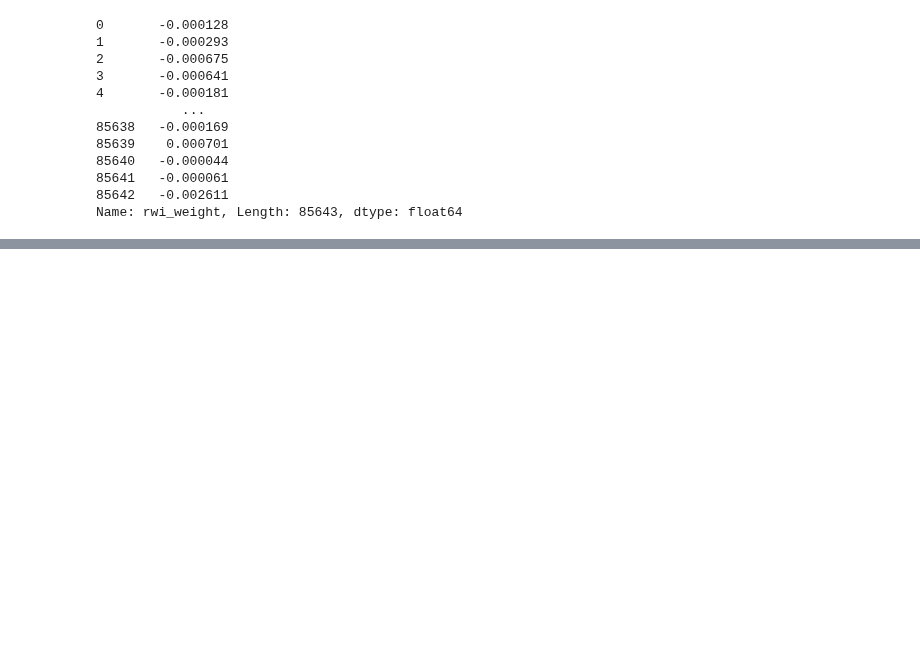
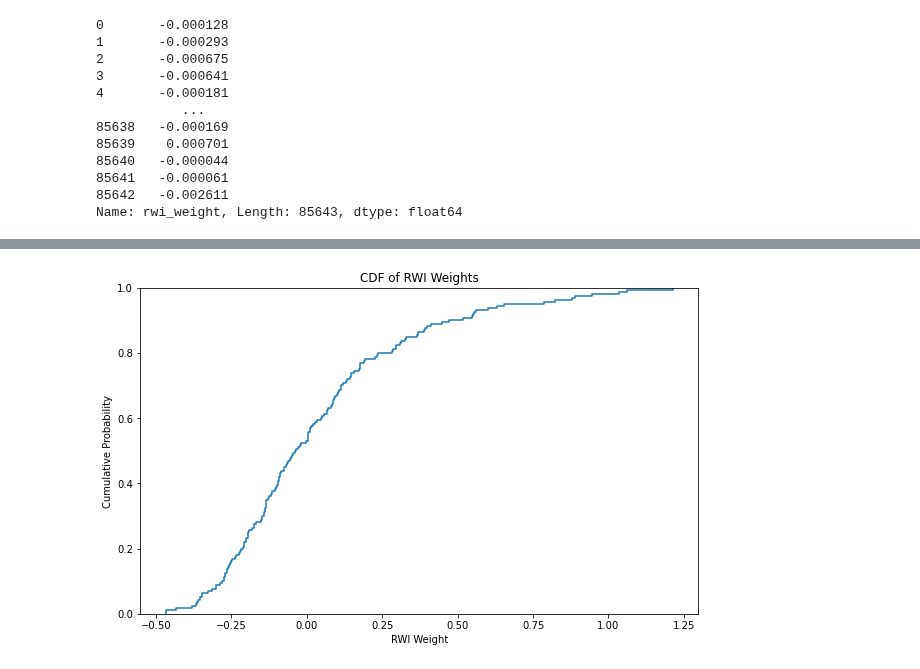
Before and after one commit to kismat91/Index-Based-Poverty-Estimation-in-Pakistan-, a Jupyter notebook: Task4_1.ipynb, the cells around one changed output, grey strips where cells are left out. Saved outputs shown, nothing was run; the diff lists cells and outputs as text; code cells hidden in the pictures; blank space fills up the shorter version.

```diff
--- a/Task4_1.ipynb
+++ b/Task4_1.ipynb
@@ -149,0 +234,10 @@ Name: rwi_weight, Length: 160, dtype: float64
+# %%
+# Cumulative Distribution Function (CDF) for RWI weights
+plt.figure(figsize=(10, 6))
+sns.ecdfplot(data=geo_rwi, x='rwi_weight')
+plt.title('CDF of RWI Weights')
+plt.xlabel('RWI Weight')
+plt.ylabel('Cumulative Probability')
+plt.show()
+# %% [output]
+[figure, added]
```
Also changed, not shown: parts of 26 cells of this notebook.
